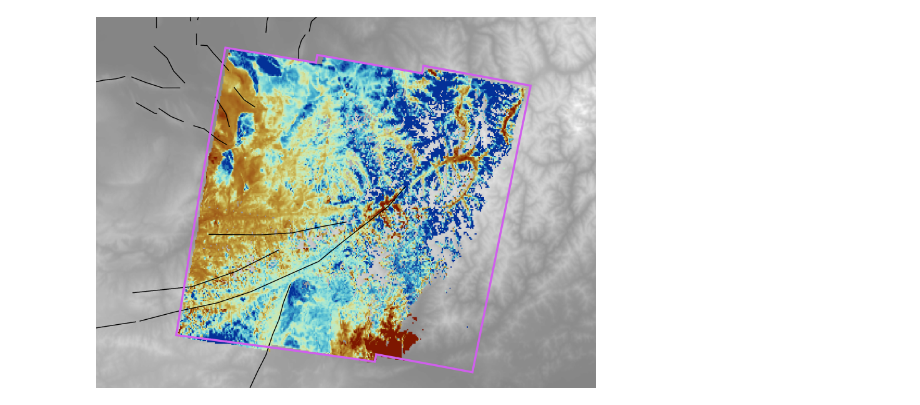
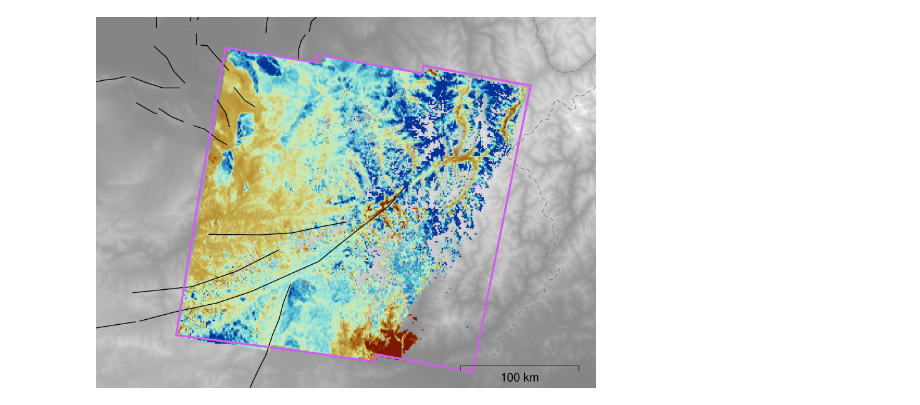
Before and after one commit to chelle0425/IntPyGMT, a Jupyter notebook: demo_time_series/time_series.ipynb, the cells around one changed output. Drawn from its saved outputs; the diff is of its cells as text; code cells hidden in the pictures.

```diff
--- a/demo_time_series/time_series.ipynb
+++ b/demo_time_series/time_series.ipynb
@@ -49,10 +49,9 @@ centerlon = (urcrnrlon - llcrnrlon)/2 + llcrnrlon # midpoints
 centerlat = (urcrnrlat - llcrnrlat)/2 + llcrnrlat
 region=[llcrnrlon, urcrnrlon, llcrnrlat, urcrnrlat]
 
-
-
 fig = pygmt.Figure()
-pygmt.config(MAP_FRAME_TYPE="plain") # figure config (borders)
+pygmt.config(FONT="Helvetica",\
+             FONT_ANNOT_PRIMARY ="12p", FONT_LABEL = "11p")
 fig.coast(region=region,\
           projection="M%s/%s/%s%s" % (centerlon, urcrnrlat, proj_scale_w, proj_scale_unit),\
           water="white", land="grey", shorelines="1/0.5p")
@@ -65,35 +64,36 @@ grid = pygmt.datasets.load_earth_relief("30s", registration="gridline", region=r
 fig.grdimage(grid=grid, cmap="bin/seabluelandgrey.cpt")
 
 ## plotting vel TEST
-pygmt.makecpt(output="bin/roma_InSAR", series=[-10, 10], reverse=True, cmap="roma")
+pygmt.makecpt(output="bin/roma_InSAR", series=[-15, 15], reverse=True, cmap="roma")
               # redefine scale + inverse
               # stored in local sesh
 
 ncarray = xr.open_dataset("bin/" + InSAR_NetCDF)
 vel = ncarray["vel"]
 mskd = ncarray["mask"]
 vel_mskd = vel * mskd
 vel_mskd = vel_mskd.where(vel_mskd != 0, np.nan)
 
 fig.grdimage(grid=vel_mskd, nan_transparent = True, transparency = 0, cmap="bin/roma_InSAR")
 
 
 
 ## plotting faults
 # https://www.pygmt.org/dev/gallery/lines/linefronts.html
 fig.plot(data="bin/HimaTibetMap.gmt", pen=f"0.7p,black") # all faults
 
 
 ## plotting poly.txt
 
 ### Descending ###
 fig.plot(data="bin/078D_05435_131313-poly.txt", pen=f"2p,mediumorchid2") # 078D_05435_131313
 
+fig.coast(map_scale="g71.3/34.45+w100k", shorelines="1/0.5p", borders="1/0.6p, mistyrose4,-")
 
 fig.show()
 fig.savefig("078D_05435_131313_run5.png")
 # %% [output]
-[figure, old version]
+[figure, new version]
 # %%
 png_path = "078D_05435_131313_run5.png"
 spam_path = "time_series_spam.png"
```
Also changed, not shown: parts of 1 cell of this notebook, 19 other files.
